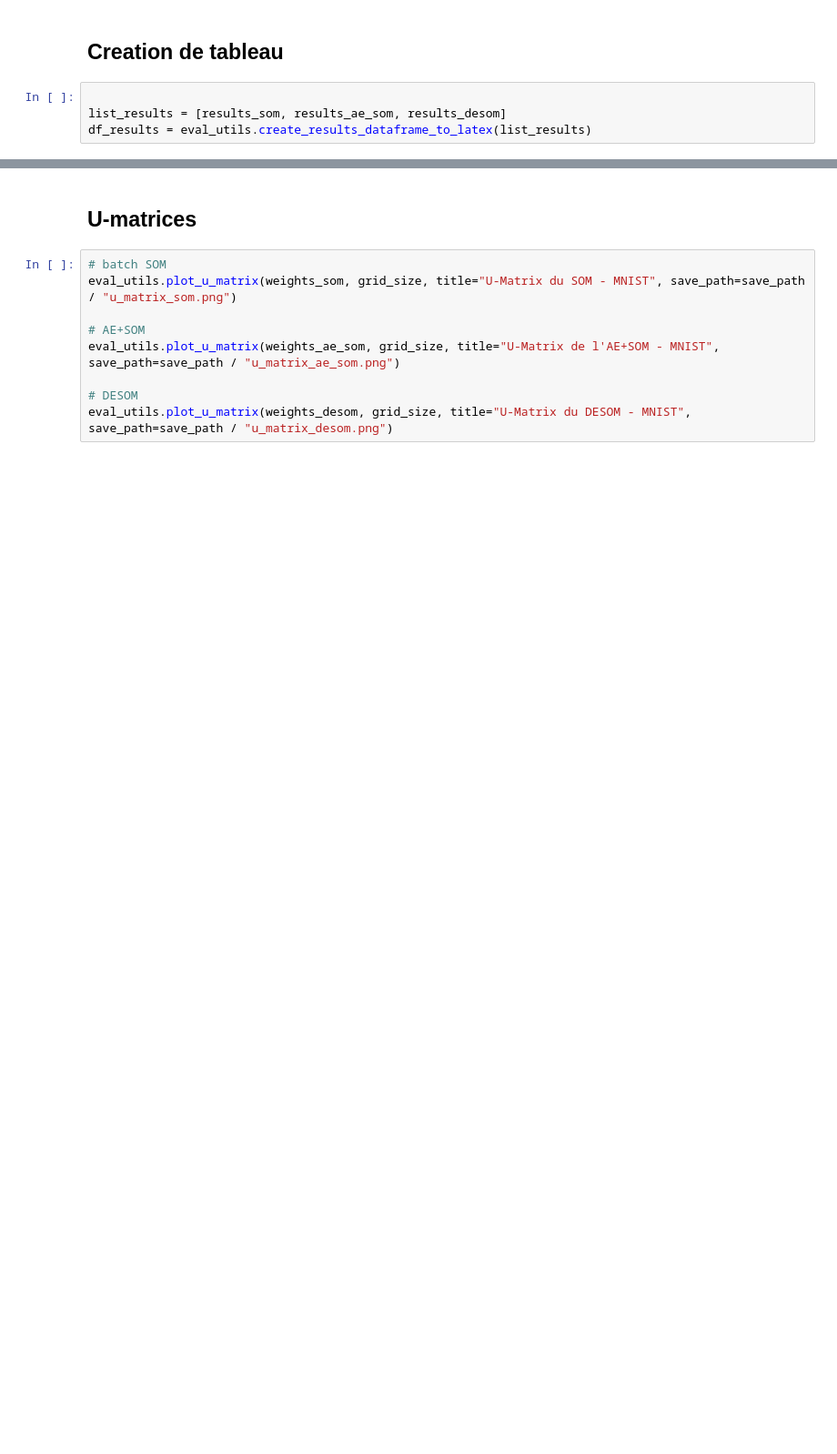
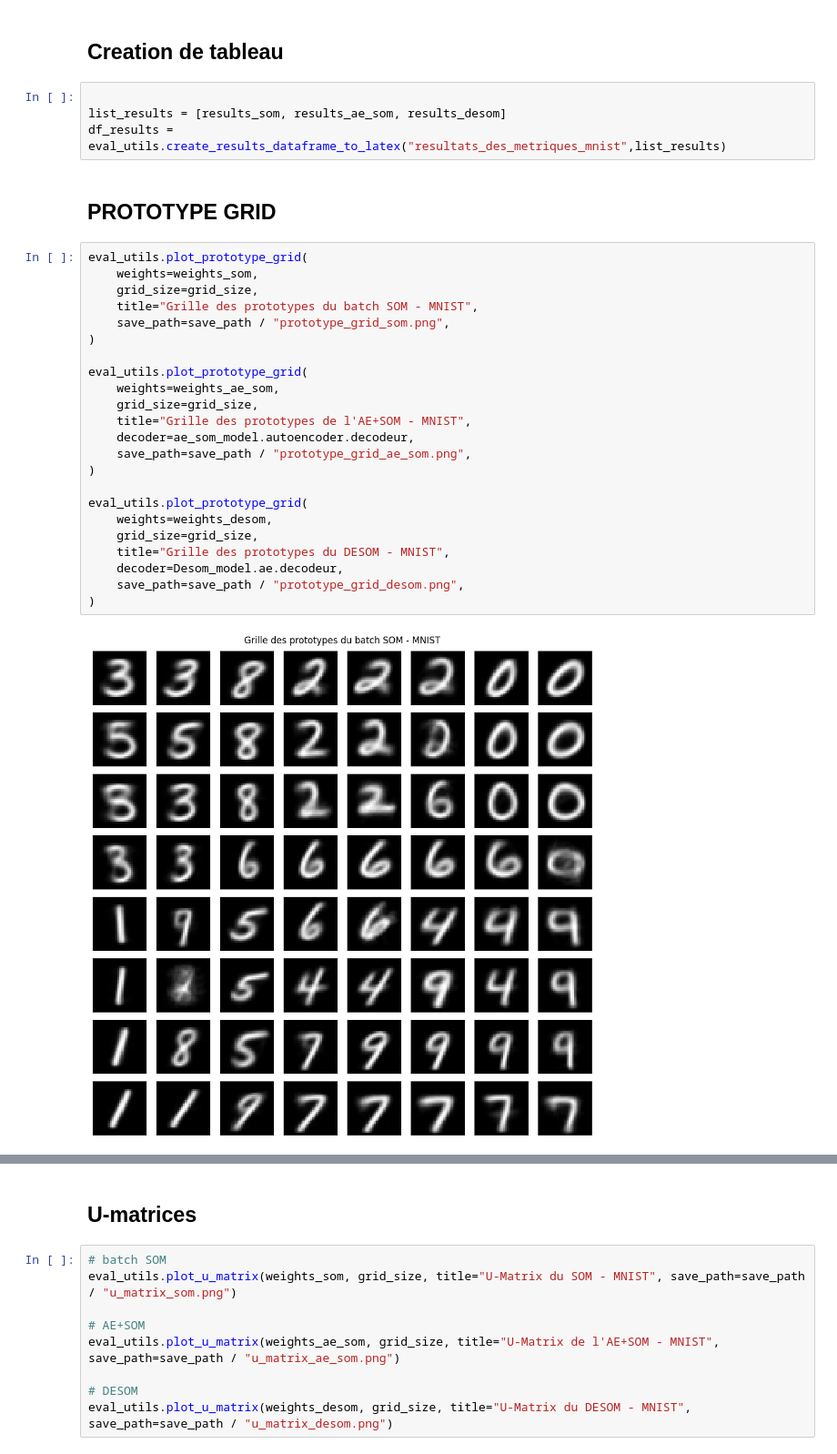
Before and after one commit to W1ll1amCA/SOM-DESOM, a Jupyter notebook: notebooks/resultats_empiriques.ipynb, the cells around one changed output, grey strips where cells are left out. Shown at 91% size. Drawn from its saved outputs; the diff is of its cells as text; blank space fills up the shorter version.

```diff
--- a/notebooks/resultats_empiriques.ipynb
+++ b/notebooks/resultats_empiriques.ipynb
@@ -162,4 +170,31 @@ results_desom
 # %%
 
 list_results = [results_som, results_ae_som, results_desom]
-df_results = eval_utils.create_results_dataframe_to_latex(list_results)
+df_results = eval_utils.create_results_dataframe_to_latex("resultats_des_metriques_mnist",list_results)
+# %% [markdown]
+## **PROTOTYPE GRID**
+# %%
+eval_utils.plot_prototype_grid(
+    weights=weights_som,
+    grid_size=grid_size,
+    title="Grille des prototypes du batch SOM - MNIST",
+    save_path=save_path / "prototype_grid_som.png",
+)
+
+eval_utils.plot_prototype_grid(
+    weights=weights_ae_som,
+    grid_size=grid_size,
+    title="Grille des prototypes de l'AE+SOM - MNIST",
+    decoder=ae_som_model.autoencoder.decodeur,
+    save_path=save_path / "prototype_grid_ae_som.png",
+)
+
+eval_utils.plot_prototype_grid(
+    weights=weights_desom,
+    grid_size=grid_size,
+    title="Grille des prototypes du DESOM - MNIST",
+    decoder=Desom_model.ae.decodeur,
+    save_path=save_path / "prototype_grid_desom.png",
+)
+# %% [output]
+[figure, added]
```
Also changed, not shown: parts of 40 cells of this notebook, 57 other files.
